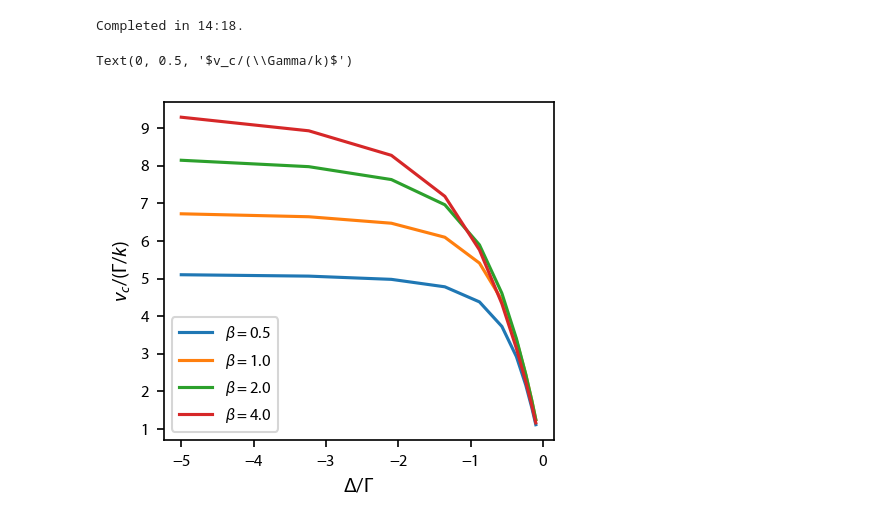
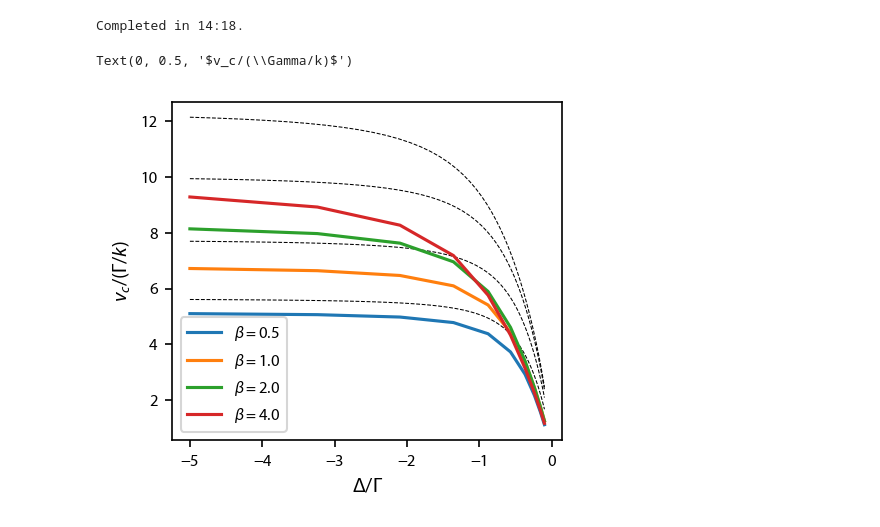
Before and after one commit to JQIamo/pylcp, a Jupyter notebook: examples/dynamics/00_capture_velocity_1D.ipynb, the cells around one changed output. Saved outputs shown, nothing was run; the diff lists cells and outputs as text; code cells hidden in the pictures.

Commit message:
Update 00_capture_velocity_1D.ipynb
Updated with analytic solution from referenced paper

SPE

```diff
--- a/examples/dynamics/00_capture_velocity_1D.ipynb
+++ b/examples/dynamics/00_capture_velocity_1D.ipynb
@@ -280,13 +295,18 @@ for (det, beta, vc, iterations) in it:
 # %% [output]
 Progress: |██████------------------------| 22.5%; time left: 11:23
 Completed in 14:18.
+# %%
+def vc_from_paper(delta, beta, mbar):
+    return 1/(2*mbar)**(2./3.)*(beta**2/(1+beta)**(3./2.))**(1./3.)*(8*np.pi*delta**2/(1+beta+4*delta**2))**(1./3.)
 # %%
+dets_thr = -np.logspace(-1, np.log10(5), 51)[::-1]
 fig, ax = plt.subplots(1, 1)
 for (beta, vc_vs_det) in zip(betas, it.operands[2]):
     ax.plot(dets, vc_vs_det, label='$\\beta=%.1f$' % beta)
+    ax.plot(dets_thr, vc_from_paper(dets_thr, beta, mass), 'k--', linewidth=0.5)
 ax.legend(fontsize=8)
 ax.set_xlabel('$\Delta/\Gamma$')
 ax.set_ylabel('$v_c/(\Gamma/k)$')
 # %% [output]
 Text(0, 0.5, '$v_c/(\\Gamma/k)$')
-[figure, old version]
+[figure, new version]
```
Also changed, not shown: parts of 7 cells of this notebook.
